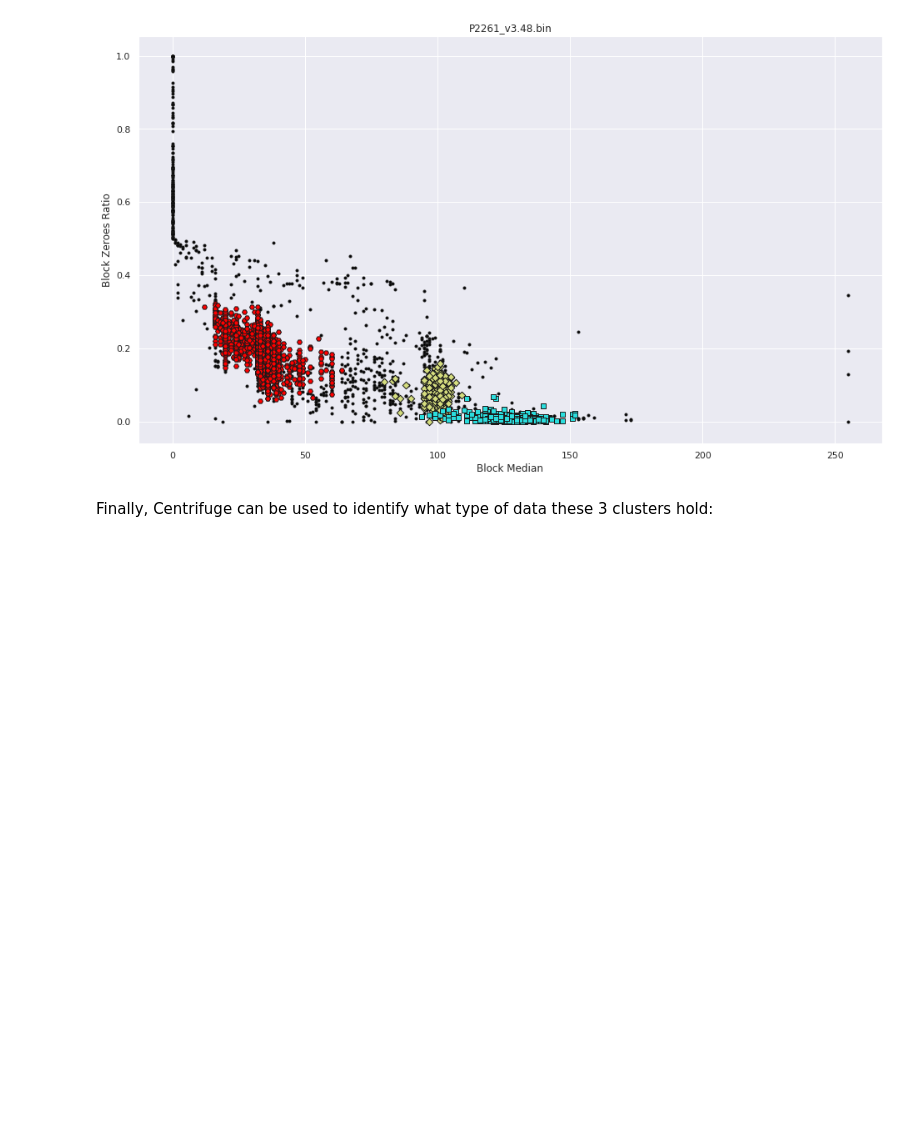
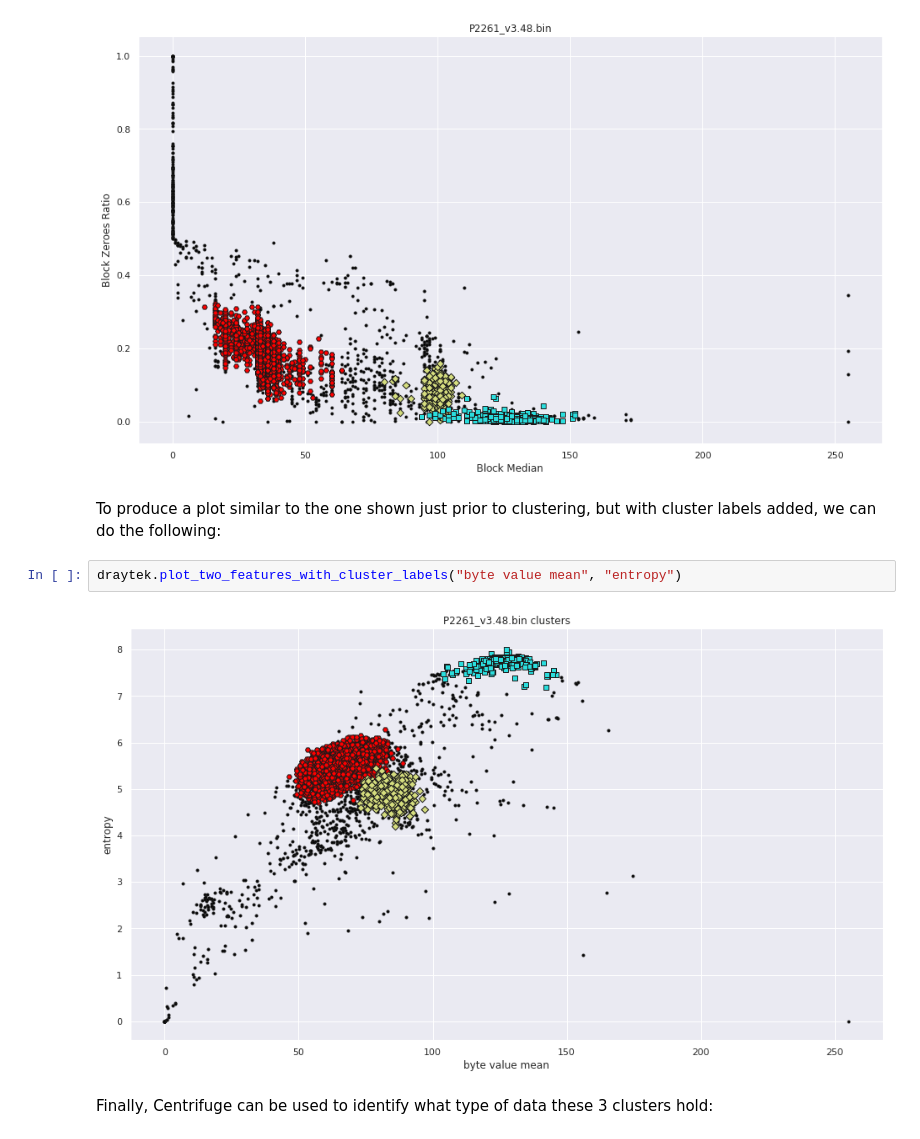
Before and after one commit to BinaryResearch/centrifuge-toolkit, a Jupyter notebook: notebooks/Analyzing Firmware with Centrifuge.ipynb, the cells around one changed output. Saved outputs shown, nothing was run; the diff lists cells and outputs as text; blank space fills up the shorter version.

```diff
--- a/notebooks/Analyzing Firmware with Centrifuge.ipynb
+++ b/notebooks/Analyzing Firmware with Centrifuge.ipynb
@@ -104,6 +120,12 @@ draytek.plot_DBSCAN_results()
 [figure]
 [figure]
 [figure]
+# %% [markdown]
+To produce a plot similar to the one shown just prior to clustering, but with cluster labels added, we can do the following:
+# %%
+draytek.plot_two_features_with_cluster_labels("byte value mean", "entropy")
+# %% [output]
+[figure, added]
 # %% [markdown]
 Finally, Centrifuge can be used to identify what type of data these 3 clusters hold:
 # %%
```
Also changed, not shown: parts of 4 cells of this notebook.
